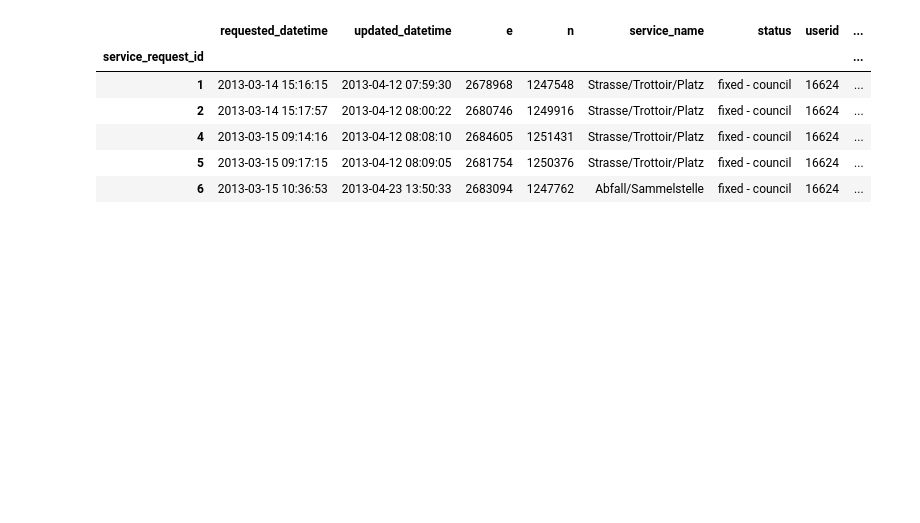
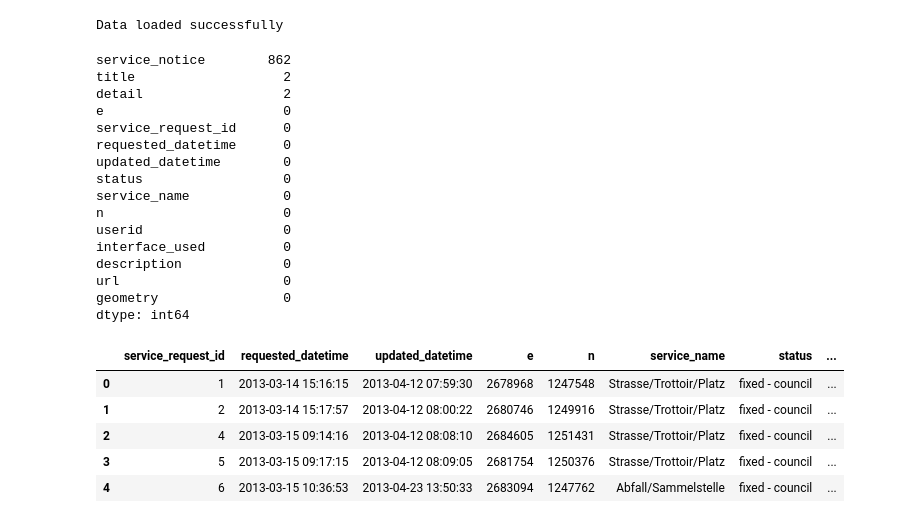
Before and after one commit to lukasgoetz-debug/sds210-project-lukas-goetz, a Jupyter notebook: notebooks/zwn_data.ipynb, the cells around one changed output. Saved outputs shown, nothing was run; the diff lists cells and outputs as text; code cells hidden in the pictures; blank space fills up the shorter version.

Commit message:
Finished data cleaning and preparation for analysis of the research questions

```diff
--- a/notebooks/zwn_data.ipynb
+++ b/notebooks/zwn_data.ipynb
@@ -16,49 +1,96 @@ Data loaded successfully
 # %%
-# 3. Cleaning and preparing the csv-data of Zueriwieneu requests with Pandas
+# 1. Import of packages
+
+import pandas as pd
+import geopandas as gpd
+from shapely import wkt
+
+# 2. Read Zueriwieneu data
+
+fp = "../data/raw/stzh.zwn_meldungen_p.csv"
+zh_df = pd.read_csv(fp)
+
+print("Data loaded successfully")
+
+# 3. Cleaning and preparing the csv-data of Zueriwieneu requests with Pandas and convert it to a spatial GeoDataFrame
 
 # Deleting unnecessary columns
-zh_df = zh_df.drop(columns=["objectid", "agency_sent_datetime", "service_code", "media_url"])
-
-# Setting service_request_id as the index of the df
-# (object_id is not stable over time according to the data description on the web page)
-zh_df = zh_df.set_index("service_request_id")
+zh_df = zh_df.drop(columns=["objectid", "agency_sent_datetime", "service_code", "media_url"],
+    errors="ignore"
+)
 
 # Parse the date-time columns
 zh_df["requested_datetime"] = pd.to_datetime(
     zh_df["requested_datetime"],
     format="%Y-%m-%dT%H:%M:%S"
 )
 
 zh_df["updated_datetime"] = pd.to_datetime(
     zh_df["updated_datetime"],
     format="%Y-%m-%dT%H:%M:%S"
 )
 
+# Check for null values
+display(zh_df.isna().sum().sort_values(ascending=False))
+
+# Fill the shown missing values for the respective columns
+zh_df["title"] = zh_df["title"].fillna("")
+zh_df["detail"] = zh_df["detail"].fillna("")
+zh_df["service_notice"] = zh_df["service_notice"].fillna("")
+
 # Export the cleaned csv to work with it later
 
 # Define the output file name
-output_file = "../data/cleaned/stzh.zwn_meldungen_p_cleaned.csv"
+output_csv = "../data/cleaned/stzh.zwn_meldungen_p_cleaned.csv"
 
 # Save DataFrame to a new CSV file
-zh_df.to_csv(output_file, index=False)
+zh_df.to_csv(output_csv, index=False)
 
 # Convert the standard DataFrame into a GeoDataFrame
 zh_df["geometry"] = zh_df["geometry"].apply(wkt.loads)
 
 zh_gdf = gpd.GeoDataFrame(
     zh_df,
     geometry="geometry",
     crs="EPSG:2056"
 )
 
+# Export the converted gdf as .gpkg
+
+# Define output file name
+output_gpkg = "../data/cleaned/stzh.zwn_meldungen_p_cleaned.gpkg"
+
+# Save as GeoPackage
+zh_gdf.to_file(
+    output_gpkg,
+    layer="meldungen",
+    driver="GPKG"
+)
+
 # Show head and info to check changes
 display(zh_gdf.head())
 zh_gdf.info()
 # %% [output]
+Data loaded successfully
+service_notice        862
+title                   2
+detail                  2
+e                       0
+service_request_id      0
+requested_datetime      0
+updated_datetime        0
+status                  0
+service_name            0
+n                       0
+userid                  0
+interface_used          0
+description             0
+url                     0
+geometry                0
+dtype: int64
-|  | requested_datetime | updated_datetime | e | n | service_name | status | userid | ... |
-| service_request_id |  |  |  |  |  |  |  | ... |
-| 1 | 2013-03-14 15:16:15 | 2013-04-12 07:59:30 | 2678968 | 1247548 | Strasse/Trottoir/Platz | fixed - council | 16624 | ... |
-| 2 | 2013-03-14 15:17:57 | 2013-04-12 08:00:22 | 2680746 | 1249916 | Strasse/Trottoir/Platz | fixed - council | 16624 | ... |
-| 4 | 2013-03-15 09:14:16 | 2013-04-12 08:08:10 | 2684605 | 1251431 | Strasse/Trottoir/Platz | fixed - council | 16624 | ... |
-| 5 | 2013-03-15 09:17:15 | 2013-04-12 08:09:05 | 2681754 | 1250376 | Strasse/Trottoir/Platz | fixed - council | 16624 | ... |
-| 6 | 2013-03-15 10:36:53 | 2013-04-23 13:50:33 | 2683094 | 1247762 | Abfall/Sammelstelle | fixed - council | 16624 | ... |
+|  | service_request_id | requested_datetime | updated_datetime | e | n | service_name | status | ... |
+| 0 | 1 | 2013-03-14 15:16:15 | 2013-04-12 07:59:30 | 2678968 | 1247548 | Strasse/Trottoir/Platz | fixed - council | ... |
+| 1 | 2 | 2013-03-14 15:17:57 | 2013-04-12 08:00:22 | 2680746 | 1249916 | Strasse/Trottoir/Platz | fixed - council | ... |
+| 2 | 4 | 2013-03-15 09:14:16 | 2013-04-12 08:08:10 | 2684605 | 1251431 | Strasse/Trottoir/Platz | fixed - council | ... |
+| 3 | 5 | 2013-03-15 09:17:15 | 2013-04-12 08:09:05 | 2681754 | 1250376 | Strasse/Trottoir/Platz | fixed - council | ... |
+| 4 | 6 | 2013-03-15 10:36:53 | 2013-04-23 13:50:33 | 2683094 | 1247762 | Abfall/Sammelstelle | fixed - council | ... |
```
Also changed, not shown: parts of 5 cells of this notebook, 2 other files.
